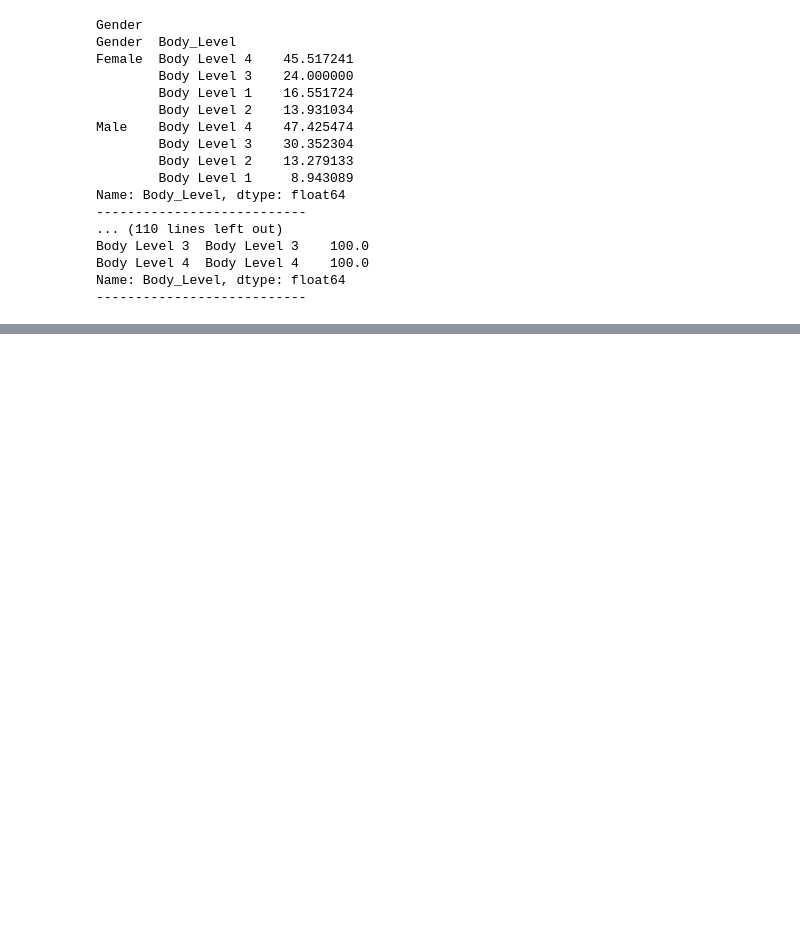
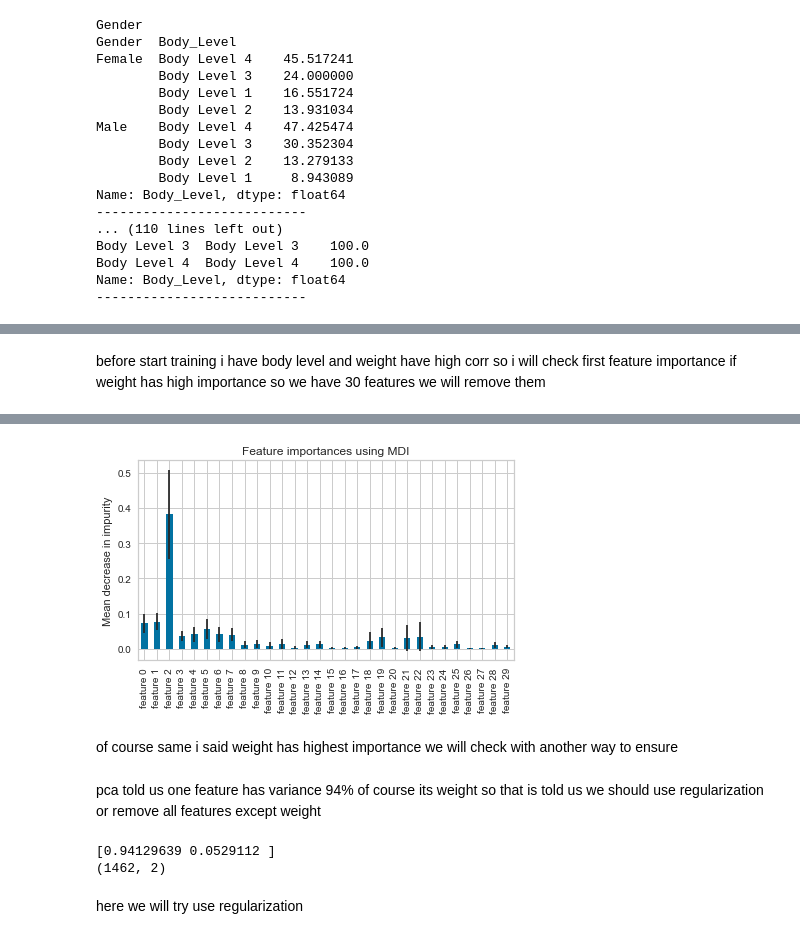
Before and after one commit to Hussien12Mostafa/body_level_classification, a Jupyter notebook: main.ipynb, the cells around one changed output, grey strips where cells are left out. Drawn from its saved outputs; the diff is of its cells as text; code cells hidden in the pictures; blank space fills up the shorter version.

```diff
--- a/main.ipynb
+++ b/main.ipynb
@@ -165,0 +271,2 @@ Name: Body_Level, dtype: float64
+# %%
+df.drop(index=df[df["Alcohol_Consump"]=="Always"].index,inplace=True)
@@ -165,0 +279,5 @@ Name: Body_Level, dtype: float64
+# %%
+print(df['Body_Level'][:10])
+numeric_var = {"Body_Level": {"Body Level 1":0, "Body Level 2":1, "Body Level 3":2, "Body Level 4":3}}
+df = df.replace(numeric_var)
+print(df['Body_Level'][:10])
@@ -191,6 +365,5 @@ Index(['Age', 'Height', 'Weight', 'Veg_Consump', 'Water_Consump', 'Meal_Count',
 # %%
 X=df.iloc[:,:].copy()
-Y=df.iloc[:,8:9].copy()
+Y=df["Body_Level"].copy()
 
 X=X.drop(["Body_Level"],axis=1)
-Y.columns
@@ -198,0 +384,31 @@ Index(['Body_Level'], dtype='object')
+# %% [markdown]
+before start training i have body level and weight have high corr so i will check first feature importance if weight has high importance so we have 30 features we will remove them
+# %%
+# feature importance
+import time
+import pandas as pd
+import numpy as np
+X_train, X_test, y_train, y_test = train_test_split(X, Y, test_size=0.2, random_state=42)
+from sklearn.ensemble import RandomForestClassifier
+
+feature_names = [f"feature {i}" for i in range(X.shape[1])]
+forest = RandomForestClassifier(random_state=0)
+forest.fit(X_train, y_train)
+
+
+start_time = time.time()
+importances = forest.feature_importances_
+std = np.std([tree.feature_importances_ for tree in forest.estimators_], axis=0)
+elapsed_time = time.time() - start_time
+
+print(f"Elapsed time to compute the importances: {elapsed_time:.3f} seconds")
+
+
+forest_importances = pd.Series(importances, index=feature_names)
+
+fig, ax = plt.subplots()
+forest_importances.plot.bar(yerr=std, ax=ax)
+ax.set_title("Feature importances using MDI")
+ax.set_ylabel("Mean decrease in impurity")
+fig.tight_layout()
+# %% [output]
@@ -199,3 +416,17 @@ Index(['Body_Level'], dtype='object')
+[figure, added]
+# %% [markdown]
+of course same i said weight has highest importance  we will check with another way to ensure
+# %% [markdown]
+pca told us one feature has variance 94% of course its weight so that is told us we should use regularization  or remove all features except weight
+# %%
+pca = PCA(n_components=.95)
+x=pca.fit(X)
+print(pca.explained_variance_ratio_)
+# %% [output]
+[0.94129639 0.0529112 ]
+(1462, 2)
+# %% [markdown]
+here we will try use regularization
 # %%
 X_train, X_test, y_train, y_test = train_test_split(X, Y, test_size=0.2, random_state=42)
 # %%
```
Also changed, not shown: parts of 116 cells of this notebook, 1 other file.
